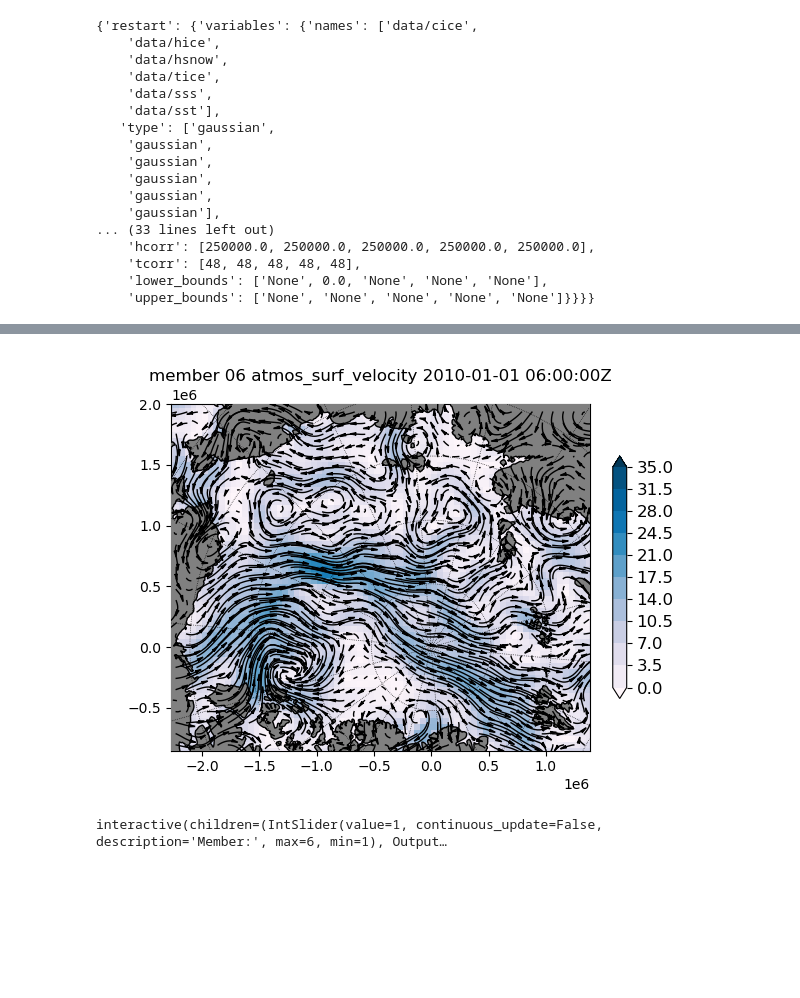
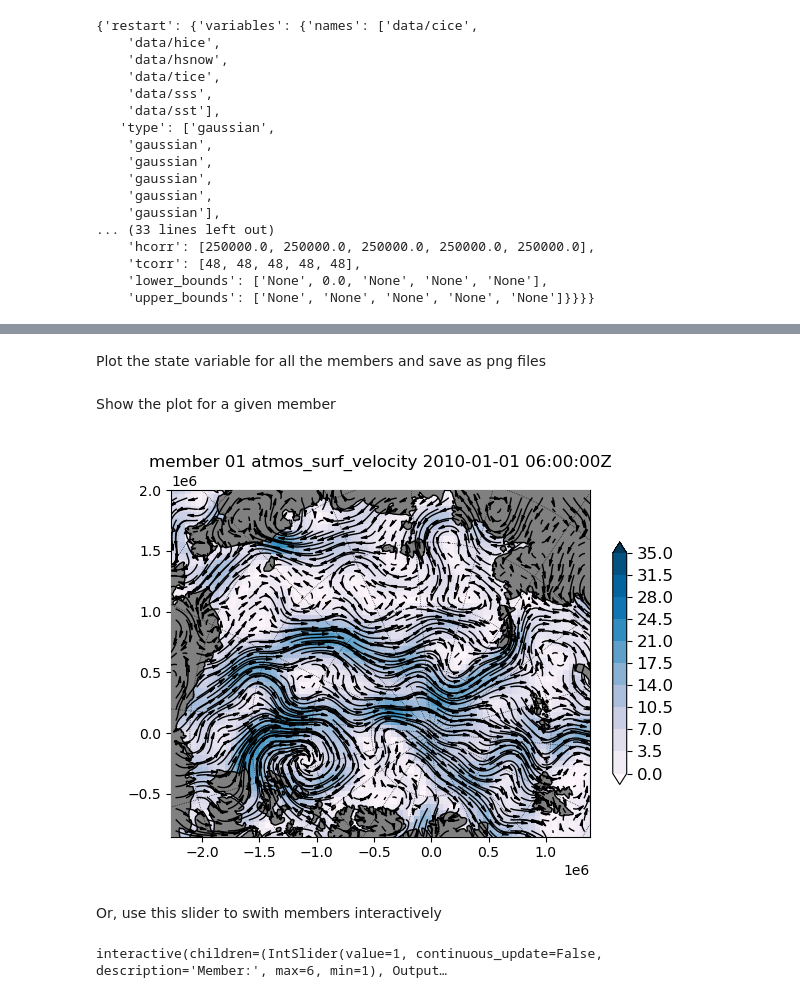
Before and after one commit to sasip-climate/notebooks-nextsim-workshop2025, a Jupyter notebook: assimilation/demo-osse.ipynb, the cells around one changed output, grey strips where cells are left out. Drawn from its saved outputs; the diff is of its cells as text; code cells hidden in the pictures; blank space fills up the shorter version.

```diff
--- a/assimilation/demo-osse.ipynb
+++ b/assimilation/demo-osse.ipynb
@@ -373,8 +381,9 @@ vname = 'atmos_surf_velocity'
 vmin = 0
 vmax = 35
 cmap = 'PuBu'
+# %% [markdown]
+Plot the state variable for all the members and save as png files
 # %%
-# plot ensemble state for visualization
 c.time = datetime(2010, 1, 1, 0, tzinfo=timezone.utc)
 path = c.forecast_dir(c.time, 'nextsim.dg')
 
@@ -394,9 +403,13 @@ for mem_id in range(c.nens):
 
     plt.savefig(os.path.join(path, f"mem{mem_id+1:02}_{vname}_{c.next_time:%Y-%m-%dT%H:%M:%SZ}.png"))
     plt.close()
-
-# show the last image
-display(Image(os.path.join(path, f"mem{mem_id+1:02}_{vname}_{c.next_time:%Y-%m-%dT%H:%M:%SZ}.png")))
-# %% [output]
-[figure, removed]
+# %% [markdown]
+Show the plot for a given member
+# %%
+mem_id = 0
+display(Image(os.path.join(path, f"mem{mem_id+1:02}_{vname}_{c.next_time:%Y-%m-%dT%H:%M:%SZ}.png")))
+# %% [output]
+[figure, added]
+# %% [markdown]
+Or, use this slider to swith members interactively
 # %%
```
Also changed, not shown: parts of 43 cells of this notebook, 1 other file.
